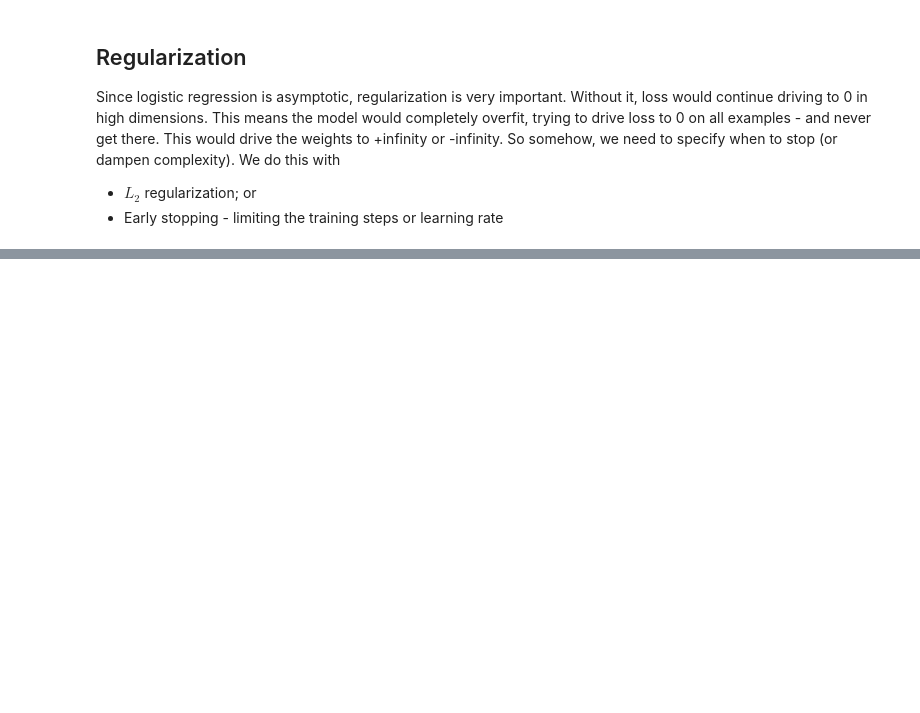
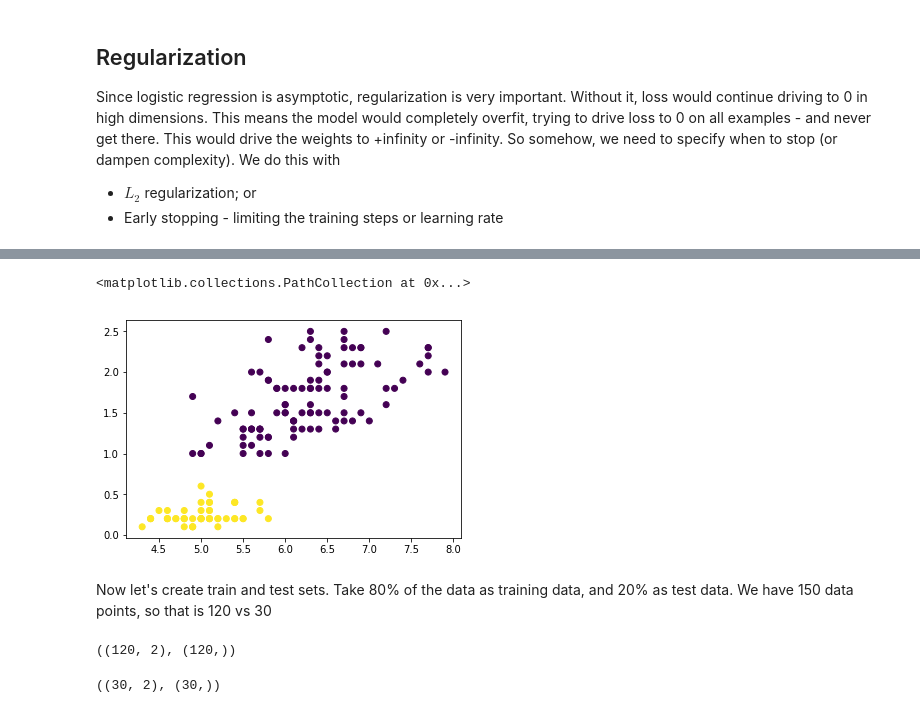
Before and after one commit to USDA-ARS-GBRU/ml-training-site, a Jupyter notebook: assets/nb-lessons/10_logistic_regression.ipynb, the cells around one changed output, grey strips where cells are left out. Drawn from its saved outputs; the diff is of its cells as text; code cells hidden in the pictures; blank space fills up the shorter version.

```diff
--- a/assets/nb-lessons/10_logistic_regression.ipynb
+++ b/assets/nb-lessons/10_logistic_regression.ipynb
@@ -103,0 +209,2 @@ Since logistic regression is asymptotic, regularization is very important. Witho
+# %%
+X  = np.c_[X[:,0], X[:,3]]
@@ -103,0 +213,16 @@ Since logistic regression is asymptotic, regularization is very important. Witho
+# %%
+y = []
+for i in range(len(X)):
+    if i < 50:
+        y.append(1)
+    else:
+        y.append(0)
+# %%
+y = np.array(y)
+# %%
+plt.scatter(X[:,0], X[:,1], c = y)
+# %% [output]
+<matplotlib.collections.PathCollection at 0x...>
+[figure, added]
+# %% [markdown]
+Now let's create train and test sets. Take 80% of the data as training data, and 20% as test data. We have 150 data points, so that is 120 vs 30
@@ -103,0 +236,8 @@ Since logistic regression is asymptotic, regularization is very important. Witho
+# %%
+x_train.shape, y_train.shape
+# %% [output]
+((120, 2), (120,))
+# %%
+x_test.shape, y_test.shape
+# %% [output]
+((30, 2), (30,))
```
Also changed, not shown: parts of 38 cells of this notebook.
